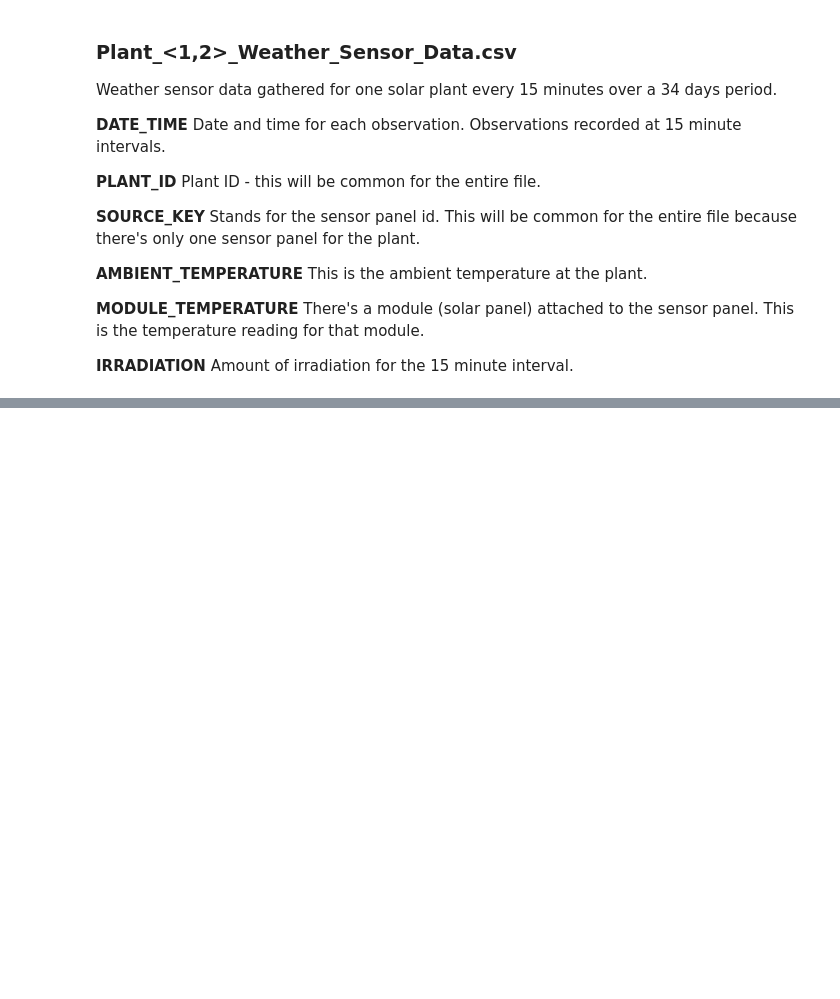
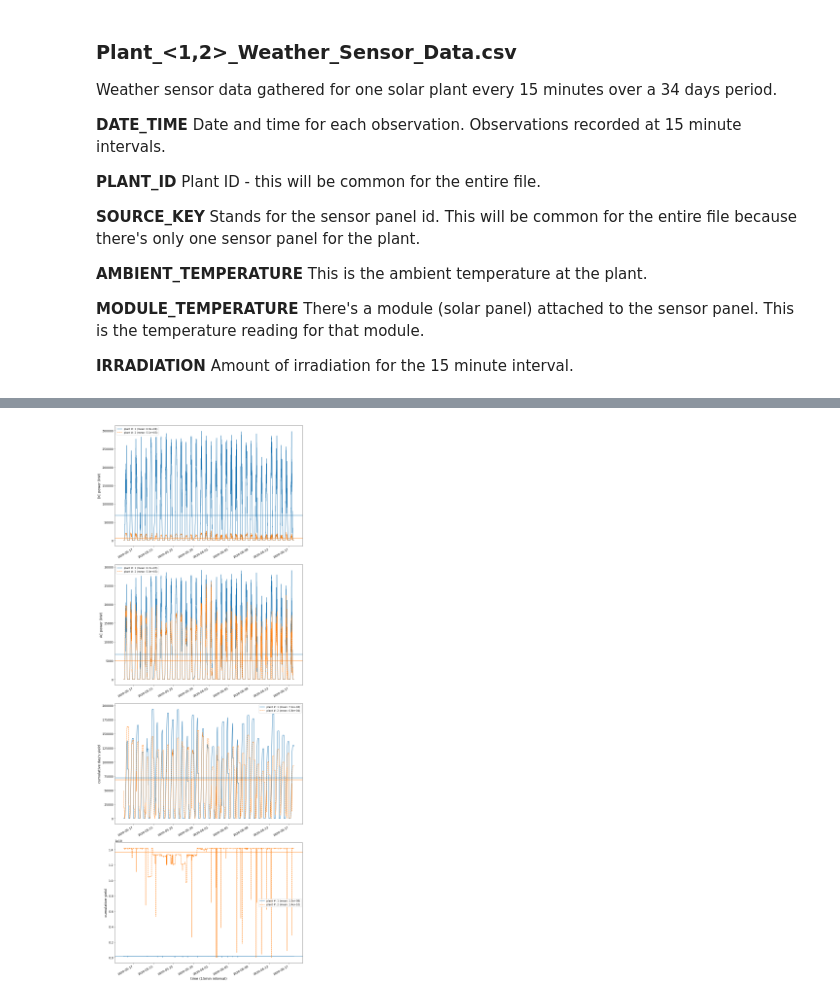
Before and after one commit to Reiff/Kaggle-Dataset-Work, a Jupyter notebook: Solar_Power_Generation_Data/solar_power_data_exp_and_model_training.ipynb, the cells around one changed output, grey strips where cells are left out. Saved outputs shown, nothing was run; the diff lists cells and outputs as text; code cells hidden in the pictures; blank space fills up the shorter version.

```diff
--- a/Solar_Power_Generation_Data/solar_power_data_exp_and_model_training.ipynb
+++ b/Solar_Power_Generation_Data/solar_power_data_exp_and_model_training.ipynb
@@ -146,8 +192,8 @@ col_alias = {'DATE_TIME':'time (15min interval)', 'PLANT_ID':'plant #', 'inverte
 # %%
 power = load_power_data([1,2])
 # power.head()
-power_ave = load_power_data([1,2],plant_tot=True)
-# power_ave.head()
+power_plant = load_power_data([1,2],plant_tot=True)
+# power_plant.head()
 weather = load_weather_data([1,2])
 # weather.head()
 # %%
@@ -249,0 +271,7 @@ save_fig("Power vs time by plant")
+# %%
+# compare (total) power data for the plants
+cols = ['DC_POWER', 'AC_POWER','DAILY_YIELD', 'TOTAL_YIELD']
+split_line_plot(power_plant,x_col="DATE_TIME",y_cols=cols,split_col="PLANT_ID",plot_mean=True)
+save_fig("Power vs time by plant")
+# %% [output]
+[figure, added]
```
Also changed, not shown: parts of 14 cells of this notebook, 7 other files.
